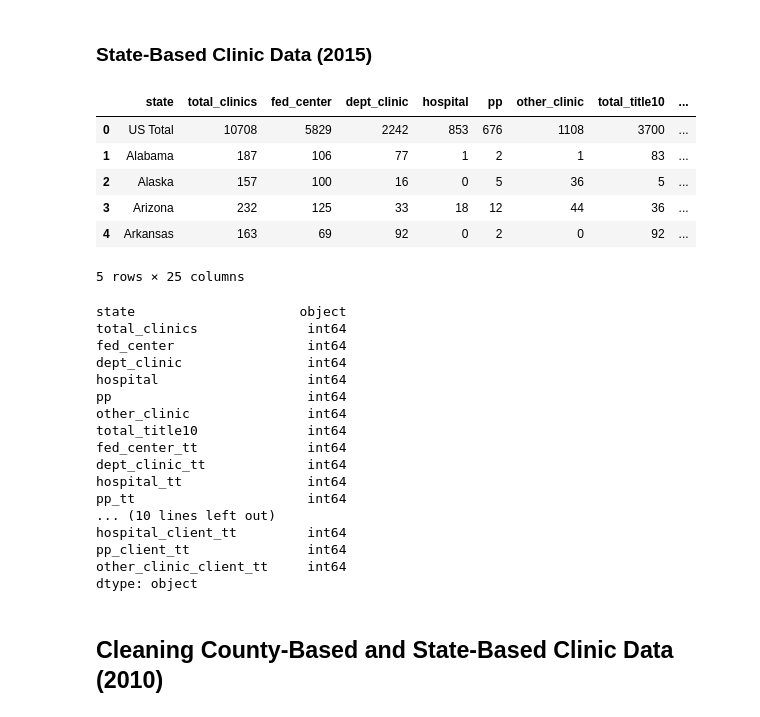
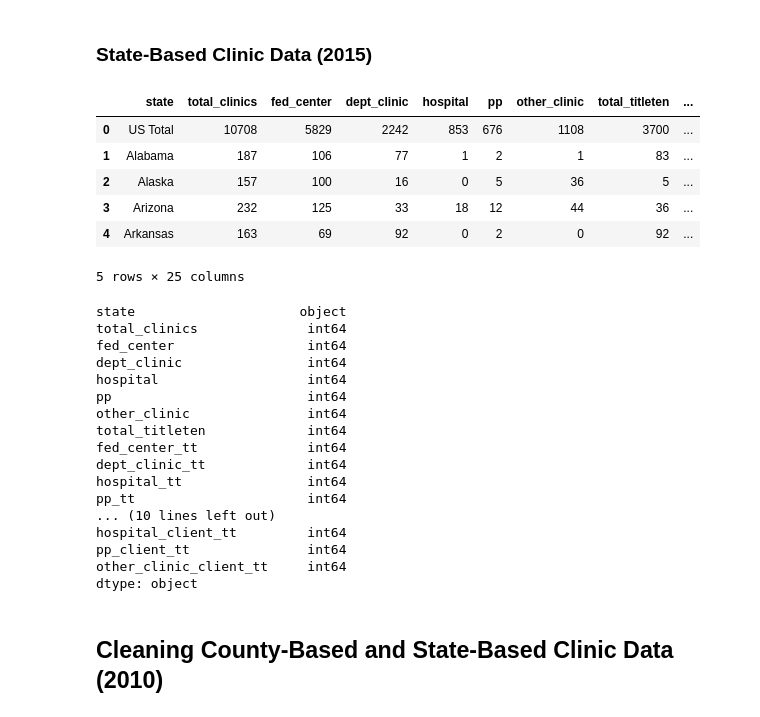
Before and after one commit to catielutz/DWP-Dashboard, a Jupyter notebook: static/data/SQLAlchemy_2.ipynb, the cells around one changed output. Drawn from its saved outputs; the diff is of its cells as text; code cells hidden in the pictures.

```diff
--- a/static/data/SQLAlchemy_2.ipynb
+++ b/static/data/SQLAlchemy_2.ipynb
@@ -100,35 +100,35 @@ clinic2015st_df.rename(columns={
     'State': 'state',
     'Total publicly funded clinics':'total_clinics',
     'Number of federally qualified health centers':'fed_center',
     'Number of health department clinics':'dept_clinic',
     'Number of hospital-based clinics':'hospital',
     'Number of Planned Parenthood clinics':'pp',
     'Number of other clinics':'other_clinic',
-    'Total Title X-funded clinics':'total_title10',
+    'Total Title X-funded clinics':'total_titleten',
     'Number of federally qualified health centers with Title X funding':'fed_center_tt',
     'Number of health department clinics with Title X funding':'dept_clinic_tt',
     'Number of hospital-based clinics with Title X funding':'hospital_tt',
     'Number of Planned Parenthood clinics with Title X funding':'pp_tt',
     'Number of other clinics with Title X funding':'other_clinic_tt',
     'Total number of female contraceptive clients served at publicly funded clinics':'total_client',
     'Number of female contraceptive clients served at federally qualified health centers':'fed_client',
     'Number of female contraceptive clients served at health department clinics':'dept_clinic_client',
     'Number of female contraceptive clients served at hospital-based clinics':'hospital_client',
     'Number of female contraceptive clients served at Planned Parenthood clinics':'pp_client',
     'Number of female contraceptive clients served at other clinics':'other_clinic_client',
     'Total number of female contraceptive clients served at Title X-funded clinics':'total_client_tt',
     'Number of female contraceptive clients served at Title X-funded federally qualified health centers':'fed_client_tt',
     'Number of female contraceptive clients served at Title X-funded health department clinics':'dept_clinic_client_tt',
     'Number of female contraceptive clients served at Title X-funded hospital-based clinics':'hospital_client_tt',
     'Number of female contraceptive clients served at Title X-funded Planned Parenthood clinics':'pp_client_tt',
     'Number of female contraceptive clients served at Title X-funded other clinics':'other_clinic_client_tt'}, inplace=True)
 
 # Drop unnecessary columns
 #clinic2015st_df = clinic2015st_df[['a', 'b']]
 
 clinic2015st_df.head()
 # %% [output]
-|  | state | total_clinics | fed_center | dept_clinic | hospital | pp | other_clinic | total_title10 | ... |
+|  | state | total_clinics | fed_center | dept_clinic | hospital | pp | other_clinic | total_titleten | ... |
 | 0 | US Total | 10708 | 5829 | 2242 | 853 | 676 | 1108 | 3700 | ... |
 | 1 | Alabama | 187 | 106 | 77 | 1 | 2 | 1 | 83 | ... |
 | 2 | Alaska | 157 | 100 | 16 | 0 | 5 | 36 | 5 | ... |
@@ -146,7 +146,7 @@ dept_clinic                int64
 hospital                   int64
 pp                         int64
 other_clinic               int64
-total_title10              int64
+total_titleten             int64
 fed_center_tt              int64
 dept_clinic_tt             int64
 hospital_tt                int64
```
Also changed, not shown: parts of 12 cells of this notebook, 2 other files.
